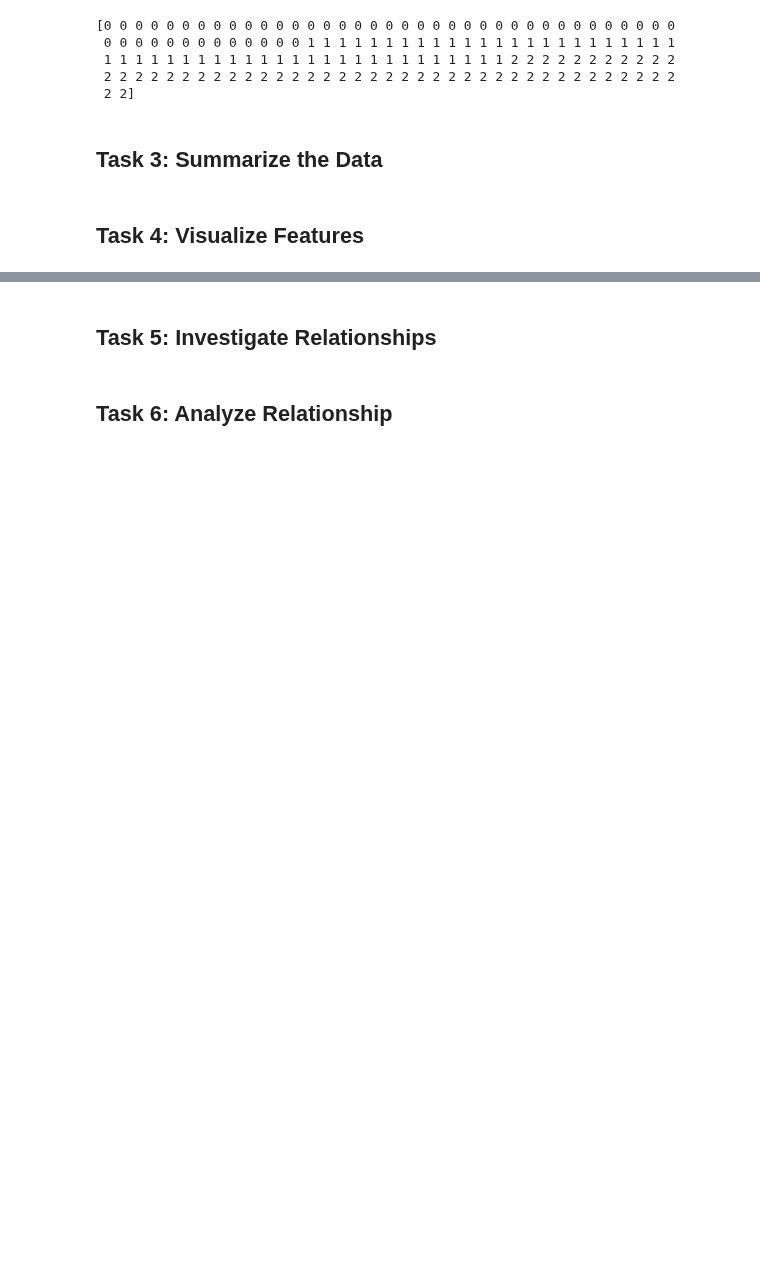
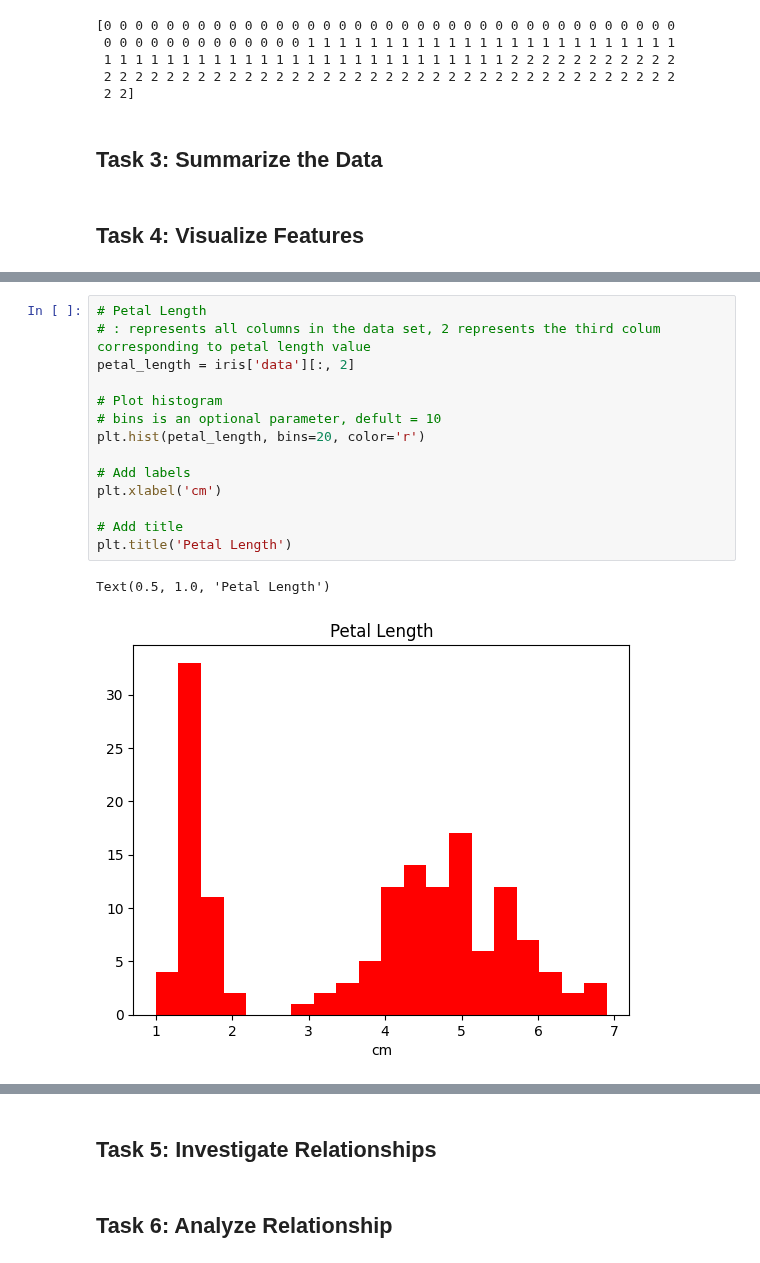
Before and after one commit to Oksyyy/principles_of_data_analytics, a Jupyter notebook: tasks.ipynb, the cells around one changed output, grey strips where cells are left out. Drawn from its saved outputs; the diff is of its cells as text; blank space fills up the shorter version.

```diff
--- a/tasks.ipynb
+++ b/tasks.ipynb
@@ -146,0 +194,17 @@ print(iris.target)
+# %%
+# Petal Length
+# : represents all columns in the data set, 2 represents the third colum corresponding to petal length value
+petal_length = iris['data'][:, 2]
+
+# Plot histogram
+# bins is an optional parameter, defult = 10
+plt.hist(petal_length, bins=20, color='r')
+
+# Add labels
+plt.xlabel('cm')
+
+# Add title
+plt.title('Petal Length')
+# %% [output]
+Text(0.5, 1.0, 'Petal Length')
+[figure, added]
```
Also changed, not shown: parts of 8 cells of this notebook.
